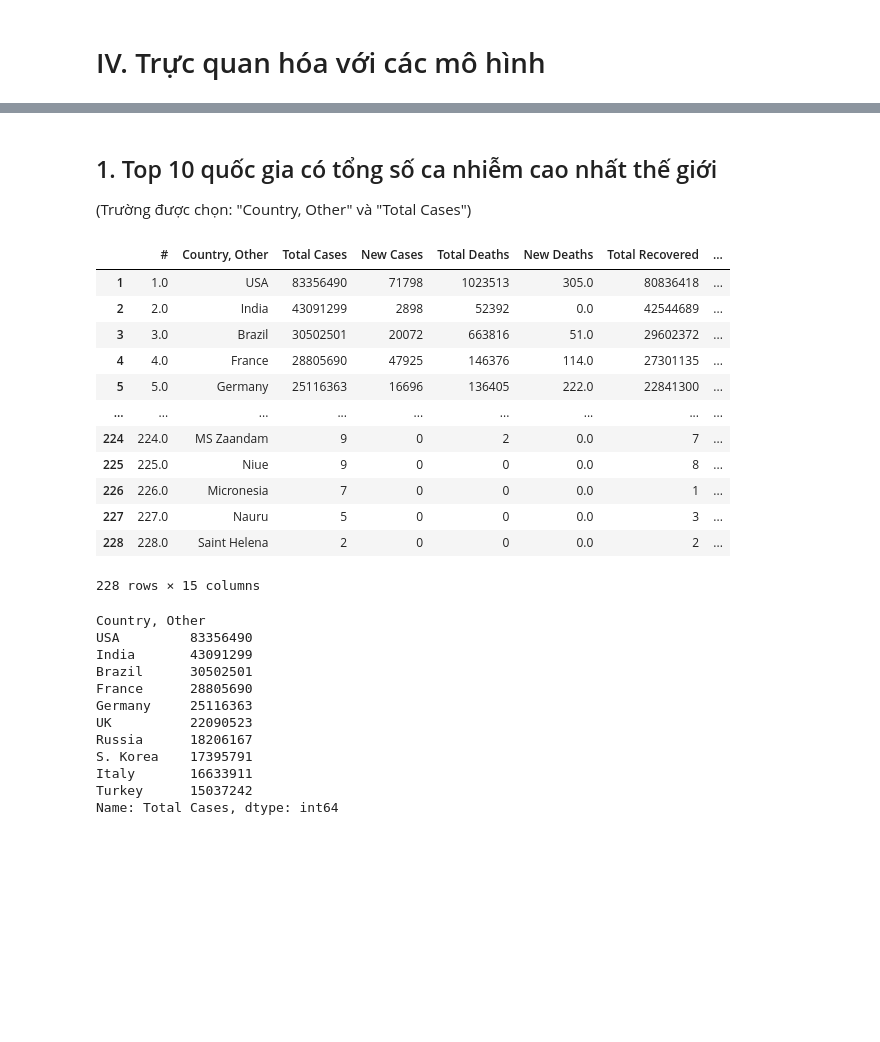
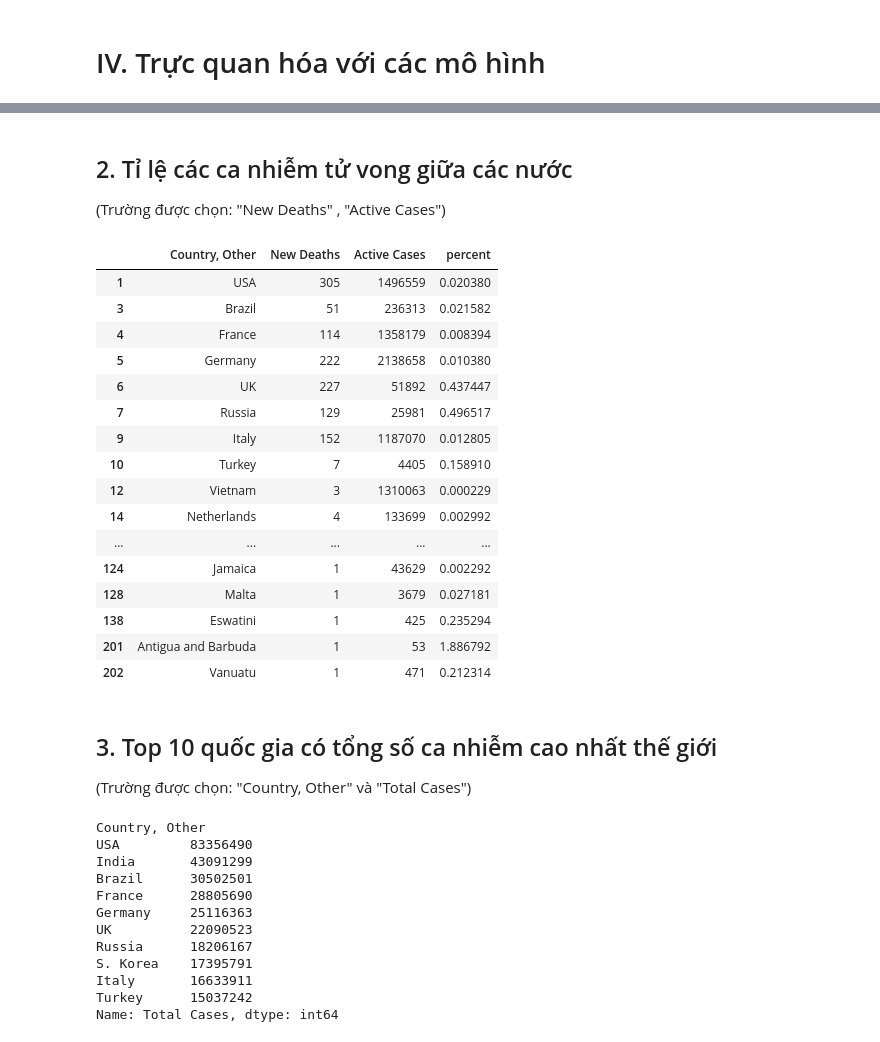
Before and after one commit to huungociter/VISUALIZE-CORONA, a Jupyter notebook: Data_Visualize.ipynb, the cells around one changed output, grey strips where cells are left out. Saved outputs shown, nothing was run; the diff lists cells and outputs as text; code cells hidden in the pictures; blank space fills up the shorter version.

```diff
--- a/Data_Visualize.ipynb
+++ b/Data_Visualize.ipynb
@@ -66,22 +72,35 @@ Data
+# %% [markdown]
+## 2. Tỉ lệ các ca nhiễm tử vong giữa các nước
+(Trường được chọn: "New Deaths" , "Active Cases")
+# %%
+Deadpercent_df = Data.copy()
+Deadpercent_df['New Deaths'] = Deadpercent_df['New Deaths'].astype(float)
+Deadpercent_df['New Deaths'] = Deadpercent_df['New Deaths'].astype(int)
+Deadpercent_df = Deadpercent_df.drop(Deadpercent_df[Deadpercent_df['New Deaths'] == 0].index)
+Deadpercent_df = Deadpercent_df.drop(Deadpercent_df[Deadpercent_df['Active Cases'] == 0 ].index)
+Deadpercent_df = Deadpercent_df[["Country, Other", "New Deaths", "Active Cases"]]
+Deadpercent_df['percent'] = (Deadpercent_df['New Deaths']/ Deadpercent_df['Active Cases'])*100
+Deadpercent_df
+# %% [output]
+|  | Country, Other | New Deaths | Active Cases | percent |
+| 1 | USA | 305 | 1496559 | 0.020380 |
+| 3 | Brazil | 51 | 236313 | 0.021582 |
+| 4 | France | 114 | 1358179 | 0.008394 |
+| 5 | Germany | 222 | 2138658 | 0.010380 |
+| 6 | UK | 227 | 51892 | 0.437447 |
+| 7 | Russia | 129 | 25981 | 0.496517 |
+| 9 | Italy | 152 | 1187070 | 0.012805 |
+| 10 | Turkey | 7 | 4405 | 0.158910 |
+| 12 | Vietnam | 3 | 1310063 | 0.000229 |
+| 14 | Netherlands | 4 | 133699 | 0.002992 |
+| ... | ... | ... | ... | ... |
+| 124 | Jamaica | 1 | 43629 | 0.002292 |
+| 128 | Malta | 1 | 3679 | 0.027181 |
+| 138 | Eswatini | 1 | 425 | 0.235294 |
+| 201 | Antigua and Barbuda | 1 | 53 | 1.886792 |
+| 202 | Vanuatu | 1 | 471 | 0.212314 |
 # %% [markdown]
-## 1. Top 10 quốc gia có tổng số ca nhiễm cao nhất thế giới
+## 3. Top 10 quốc gia có tổng số ca nhiễm cao nhất thế giới
 
 (Trường được chọn: "Country, Other" và "Total Cases")
-# %%
-data_non_world = Data.drop([0])
-data_non_world
-# %% [output]
-|  | # | Country, Other | Total Cases | New Cases | Total Deaths | New Deaths | Total Recovered | ... |
-| 1 | 1.0 | USA | 83356490 | 71798 | 1023513 | 305.0 | 80836418 | ... |
-| 2 | 2.0 | India | 43091299 | 2898 | 52392 | 0.0 | 42544689 | ... |
-| 3 | 3.0 | Brazil | 30502501 | 20072 | 663816 | 51.0 | 29602372 | ... |
-| 4 | 4.0 | France | 28805690 | 47925 | 146376 | 114.0 | 27301135 | ... |
-| 5 | 5.0 | Germany | 25116363 | 16696 | 136405 | 222.0 | 22841300 | ... |
-| ... | ... | ... | ... | ... | ... | ... | ... | ... |
-| 224 | 224.0 | MS Zaandam | 9 | 0 | 2 | 0.0 | 7 | ... |
-| 225 | 225.0 | Niue | 9 | 0 | 0 | 0.0 | 8 | ... |
-| 226 | 226.0 | Micronesia | 7 | 0 | 0 | 0.0 | 1 | ... |
-| 227 | 227.0 | Nauru | 5 | 0 | 0 | 0.0 | 3 | ... |
-| 228 | 228.0 | Saint Helena | 2 | 0 | 0 | 0.0 | 2 | ... |
-228 rows × 15 columns
 # %%
```
Also changed, not shown: parts of 16 cells of this notebook.
